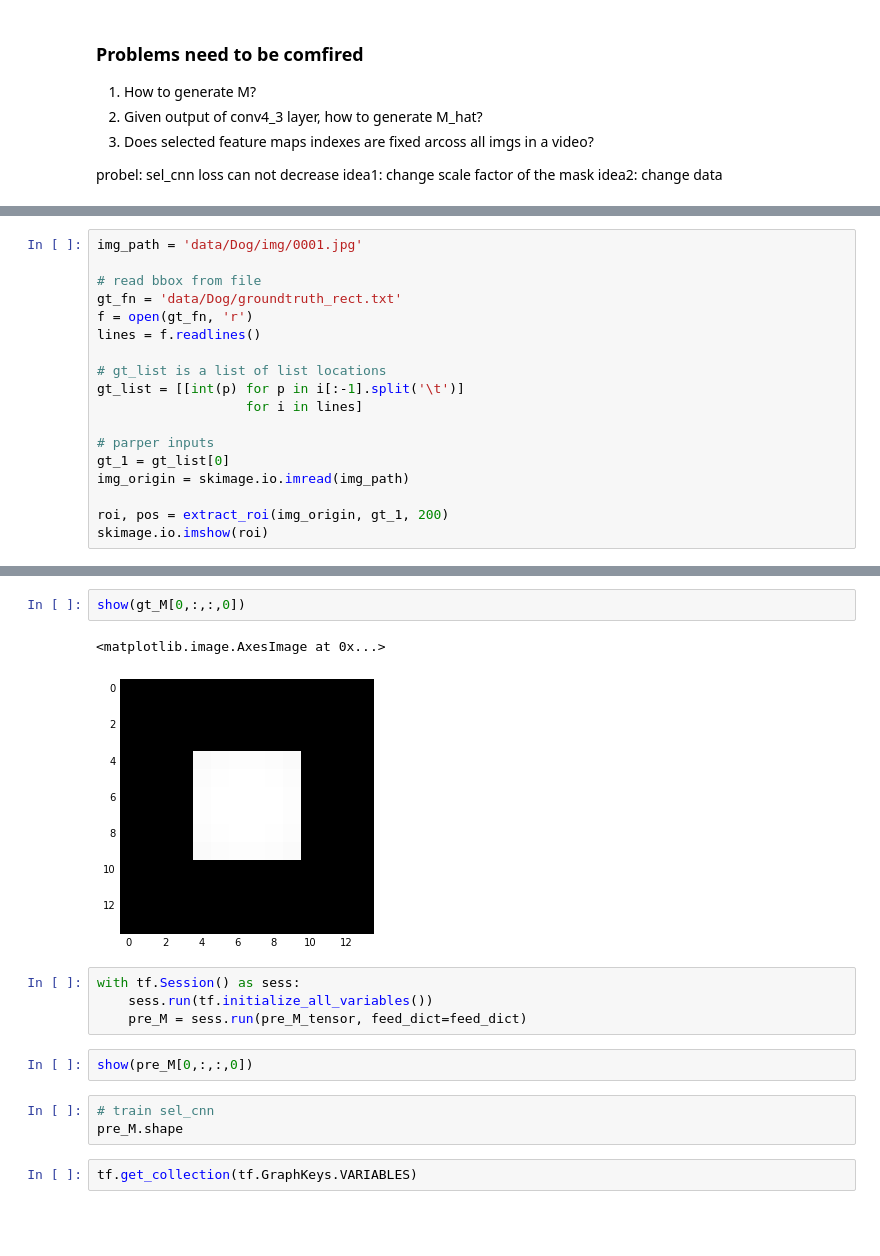
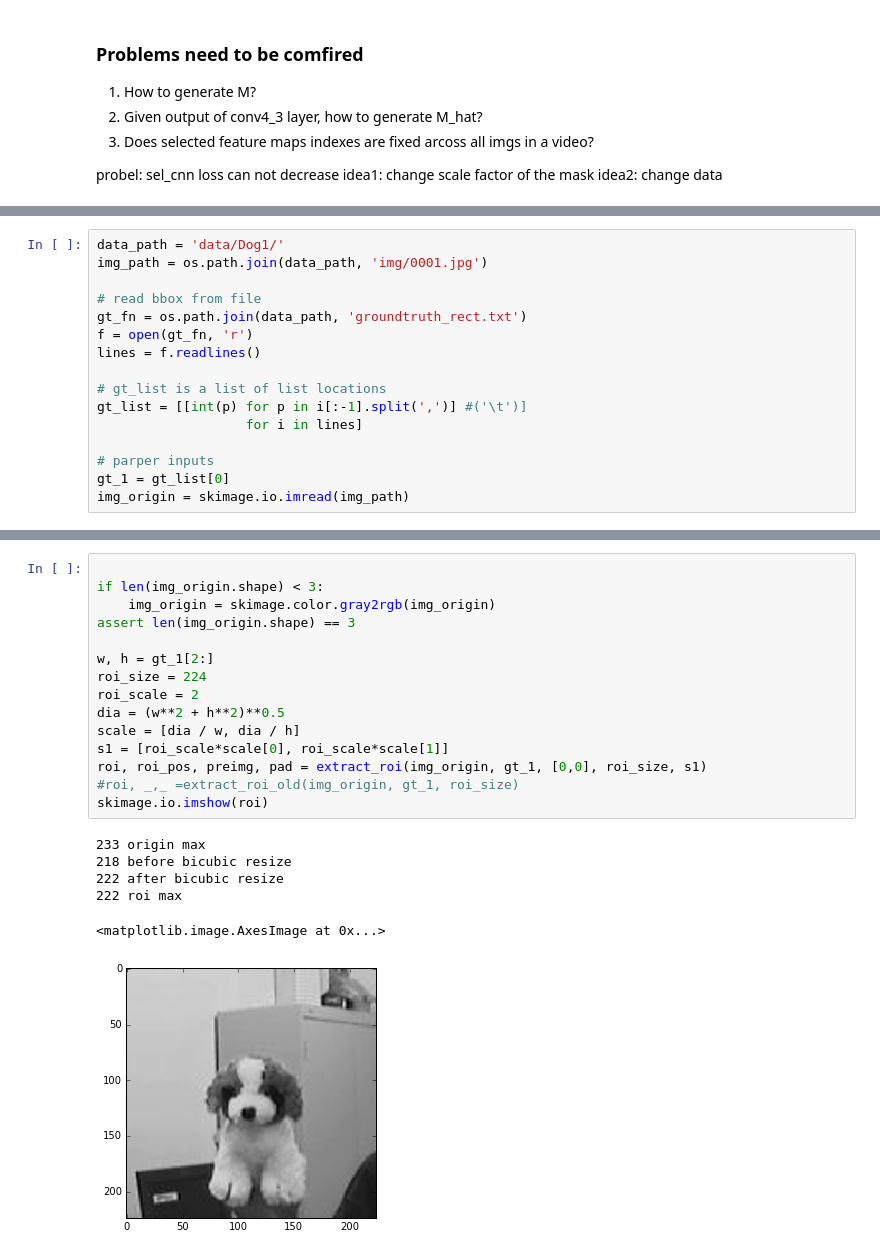
Before and after one commit to luxiaolei/FCNT_TF, a Jupyter notebook: experimental_vgg_part.ipynb, the cells around one changed output, grey strips where cells are left out. Drawn from its saved outputs; the diff is of its cells as text; blank space fills up the shorter version.

```diff
--- a/experimental_vgg_part.ipynb
+++ b/experimental_vgg_part.ipynb
@@ -247,18 +109,16 @@ def variable_with_weight_decay(name, shape, stddev=1e-3, wd=None):
 # %%
-img_path = 'data/Dog/img/0001.jpg'
+data_path = 'data/Dog1/'
+img_path = os.path.join(data_path, 'img/0001.jpg')
 
 # read bbox from file
-gt_fn = 'data/Dog/groundtruth_rect.txt'
+gt_fn = os.path.join(data_path, 'groundtruth_rect.txt')
 f = open(gt_fn, 'r')
 lines = f.readlines()
 
 # gt_list is a list of list locations
-gt_list = [[int(p) for p in i[:-1].split('\t')]
+gt_list = [[int(p) for p in i[:-1].split(',')] #('\t')]
                    for i in lines]
 
 # parper inputs
 gt_1 = gt_list[0]
 img_origin = skimage.io.imread(img_path)
-
-roi, pos = extract_roi(img_origin, gt_1, 200)
-skimage.io.imshow(roi)
@@ -430,16 +130,22 @@ gt_M.shape
-# %%
-show(gt_M[0,:,:,0])
-# %% [output]
-<matplotlib.image.AxesImage at 0x...>
-[figure, removed]
-# %%
-with tf.Session() as sess:
-    sess.run(tf.initialize_all_variables())
-    pre_M = sess.run(pre_M_tensor, feed_dict=feed_dict)
-# %%
-show(pre_M[0,:,:,0])
-# %%
-# train sel_cnn
-pre_M.shape
-# %%
-tf.get_collection(tf.GraphKeys.VARIABLES)
+# %%
+
+if len(img_origin.shape) < 3:
+    img_origin = skimage.color.gray2rgb(img_origin)
+assert len(img_origin.shape) == 3
+
+w, h = gt_1[2:]
+roi_size = 224
+roi_scale = 2
+dia = (w**2 + h**2)**0.5
+scale = [dia / w, dia / h]
+s1 = [roi_scale*scale[0], roi_scale*scale[1]]
+roi, roi_pos, preimg, pad = extract_roi(img_origin, gt_1, [0,0], roi_size, s1)
+#roi, _,_ =extract_roi_old(img_origin, gt_1, roi_size)
+skimage.io.imshow(roi)
+# %% [output]
+233 origin max
+218 before bicubic resize
+222 after bicubic resize
+222 roi max
+<matplotlib.image.AxesImage at 0x...>
+[figure, added]
```
Also changed, not shown: parts of 63 cells of this notebook, 3 other files.
